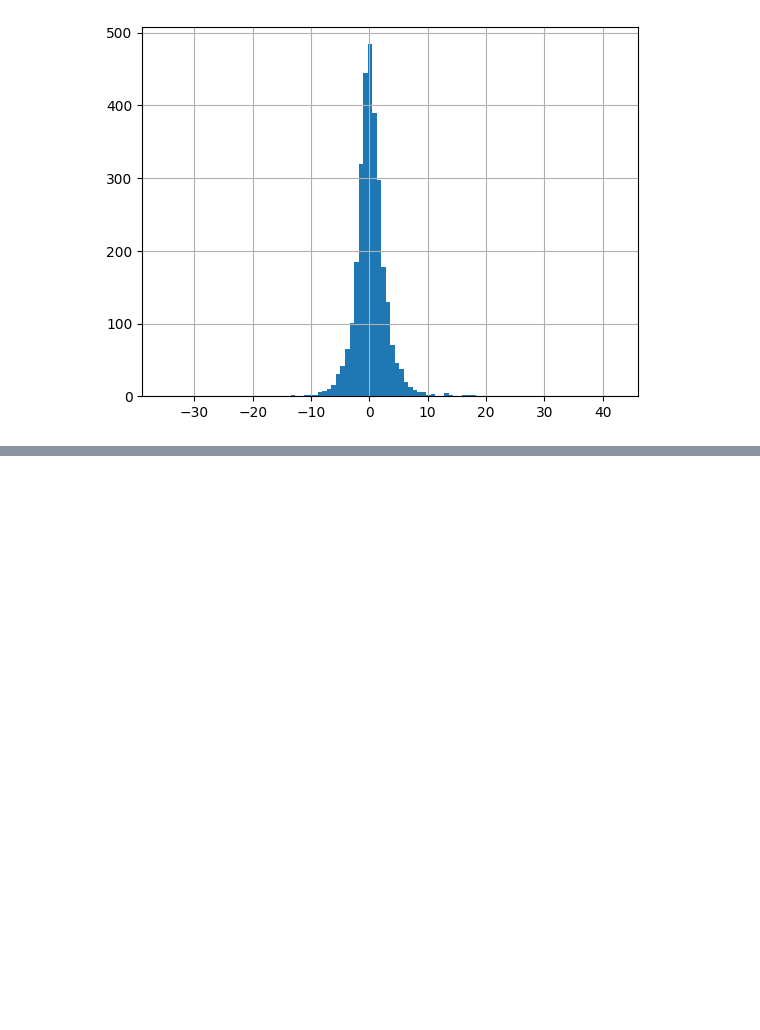
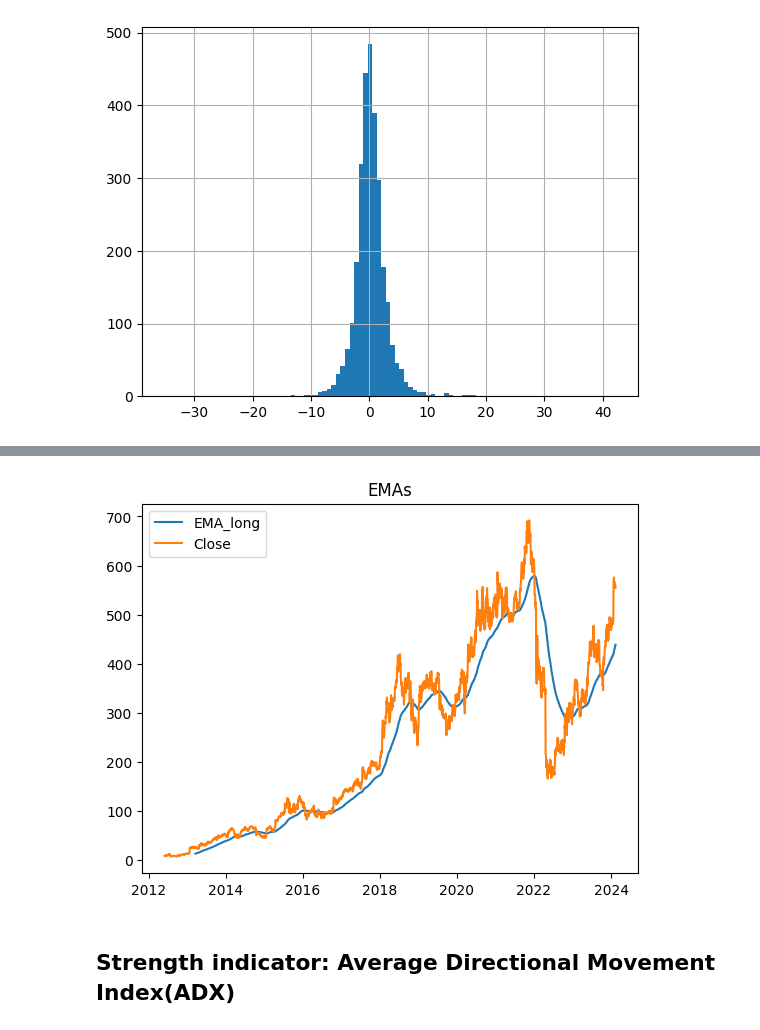
Before and after one commit to JosephRidge/TradingStrategy, a Jupyter notebook: app.ipynb, the cells around one changed output, grey strips where cells are left out. Drawn from its saved outputs; the diff is of its cells as text; code cells hidden in the pictures; blank space fills up the shorter version.

```diff
--- a/app.ipynb
+++ b/app.ipynb
@@ -195,0 +146,5 @@ plt.show()
+# %%
+# Calculating the Indicators
+netflix_df['EMA_short'] = talib.EMA(netflix_df['Close'], timeperiod=50)
+netflix_df['EMA_long'] = talib.EMA(netflix_df['Close'], timeperiod=200)
+netflix_df.tail()
@@ -195,0 +159,11 @@ plt.show()
+# %%
+plt.plot(netflix_df['EMA_long'],label='EMA_long')
+plt.plot(netflix_df['Close'],label='Close')
+# Customize and show the plot
+plt.legend()
+plt.title('EMAs')
+plt.show()
+# %% [output]
+[figure, added]
+# %% [markdown]
+## Strength indicator: Average Directional Movement Index(ADX)
```
Also changed, not shown: parts of 71 cells of this notebook, 2 other files.
